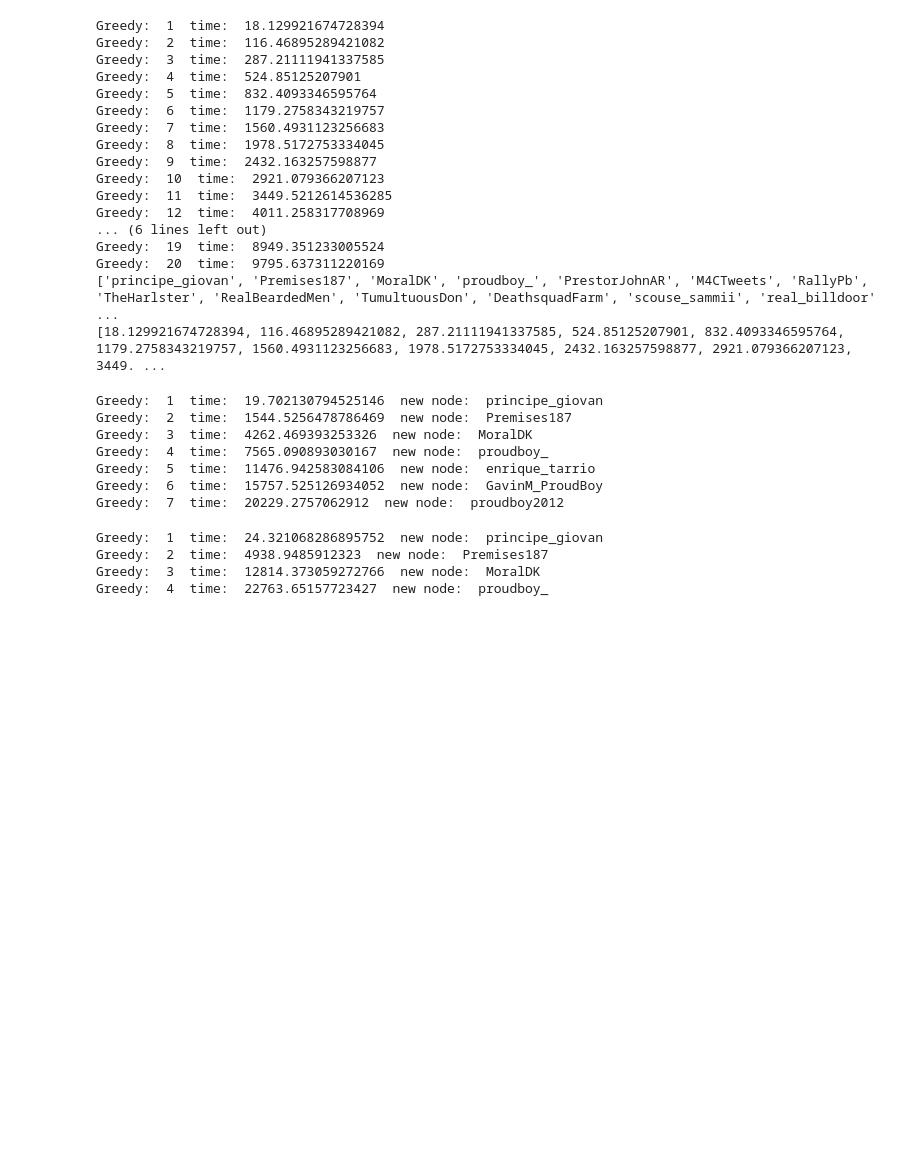
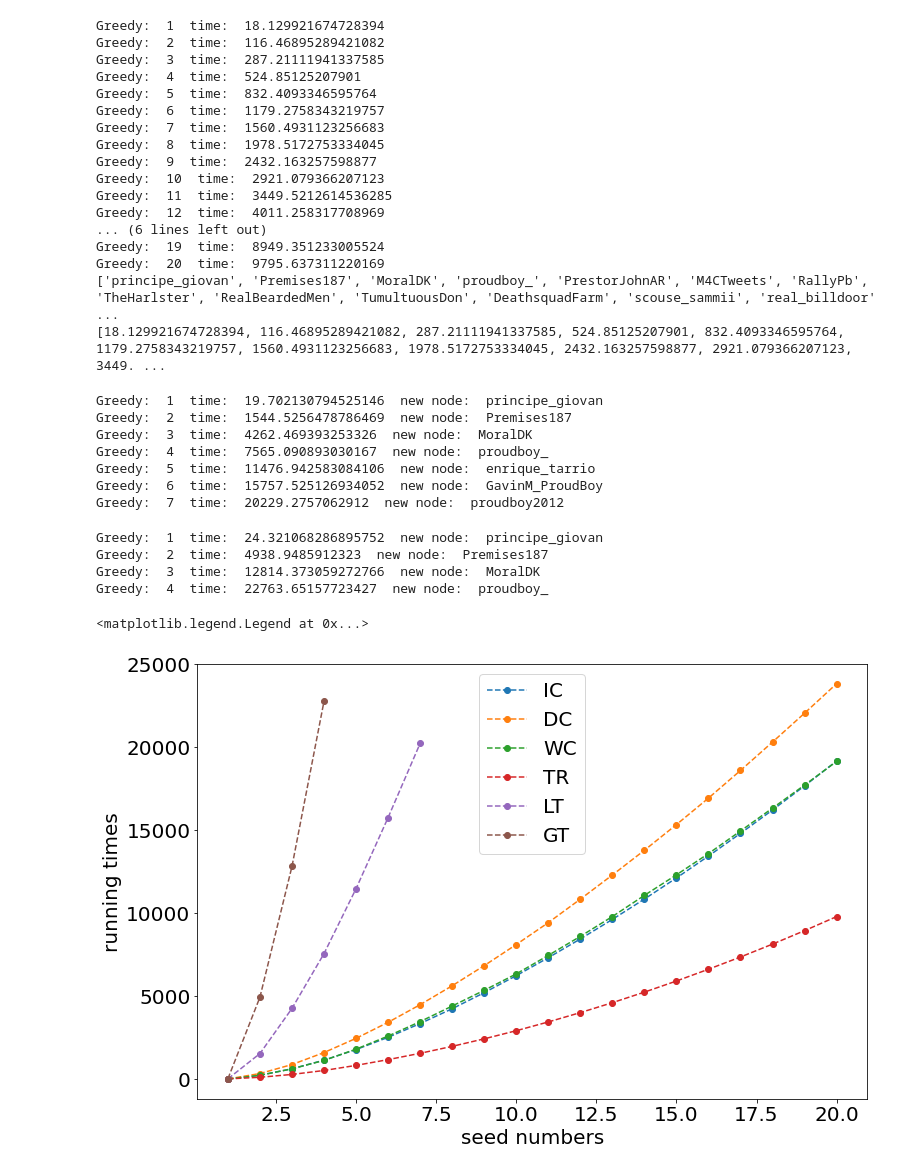
Before and after one commit to davidguzmanp/Influence-Maximization-in-Twitter-as-a-Social-Network-Graph, a Jupyter notebook: NaiveGreedy.ipynb, the cells around one changed output. Saved outputs shown, nothing was run; the diff lists cells and outputs as text; code cells hidden in the pictures; blank space fills up the shorter version.

```diff
--- a/NaiveGreedy.ipynb
+++ b/NaiveGreedy.ipynb
@@ -669,3 +676,6 @@ times_DC = [45.92418146133423, 2417.8300099372864, 7062.58691573143, 12848.98358
+# %%
+max_nodes_DC = ['principe_giovan', 'Premises187', 'MoralDK', 'proudboy_', 'enrique_tarrio', 'GavinM_ProudBoy', 'proudboy2012', 'ProudBoysGBG', 'ProudBoysUS', 'ProudBoyzLondon', 'DetroitProudBoy', 'Father_Rhyme', 'ColoradoPOYB', 'Proudboy13', 'RoryWeb1', 'fidelbogen', 'HomeCoffeeGeek', 'DeathsquadMn', 'ZvoneCizl', 'JuanYsidroGalva']
+times_DC = [14.71357774734497, 341.92752385139465, 883.5976860523224, 1604.629472732544, 2461.862696647644, 3426.686062335968, 4488.1514637470245, 5628.830832004547, 6839.51228928566, 8111.640333890915, 9430.324719429016, 10844.845517396927, 12300.381844520569, 13789.093884468079, 15337.097647666931, 16933.31753540039, 18599.448838949203, 20311.356774568558, 22050.487572193146, 23826.209863185883]
 # %%
 max_nodes_WC, times_WC = Naive_Greedy(G, 20, 'WC', num_simulations=10)
 print(max_nodes_WC)
@@ -689,7 +699,7 @@ Greedy:  20  time:  19143.71673488617
 ['principe_giovan', 'Premises187', 'MoralDK', 'proudboy_', 'enrique_tarrio', 'GavinM_ProudBoy', 'proudboy2012', 'ProudBoysGBG', 'ProudBoysUS', 'ProudBoyzLondon', 'DetroitProudBoy', 'ColoradoPOYB', 'ma ...
 # %%
 max_nodes_WC = ['principe_giovan', 'Premises187', 'MoralDK', 'proudboy_', 'enrique_tarrio', 'GavinM_ProudBoy', 'proudboy2012', 'ProudBoysGBG', 'ProudBoysUS', 'ProudBoyzLondon', 'DetroitProudBoy', 'ColoradoPOYB', 'maver_michael', 'Father_Rhyme', 'PrismicTitan', 'LOLA_WTO_Brexit', 'BlackGoatWhite', 'drjosuemd', 'JoelleClosset', 'BEARDTRIBE']
-times_WC [10.501221656799316, 235.98831987380981, 625.4327020645142, 1132.241504907608, 1809.7334263324738, 2598.581643819809, 3467.8672041893005, 4406.797207117081, 5355.24767780304, 6342.11412024498,
+times_WC = [10.501221656799316, 235.98831987380981, 625.4327020645142, 1132.241504907608, 1809.7334263324738, 2598.581643819809, 3467.8672041893005, 4406.797207117081, 5355.24767780304, 6342.11412024498,
           7458.015537261963, 8603.017973661423, 9797.863656759262, 11074.132063627243, 12310.55555319786, 13591.142619132996, 14951.905377626419, 16330.707174301147, 17719.568944215775, 19143.71673488617]
 # %%
 max_nodes_TR, times_TR = Naive_Greedy(G, 20, 'TR', num_simulations=10)
@@ -744,11 +754,18 @@ Greedy:  4  time:  22763.65157723427  new node:  proudboy_
 max_nodes_GT = ['principe_giovan', 'Premises187', 'MoralDK', 'proudboy_']
 times_GT = [24.321068286895752, 4938.9485912323, 12814.373059272766, 22763.65157723427]
 # %%
-plt.fig(figsize=(12, 8))
-x = np.arange(1, 21)
-plt.plot(np.arange(1, len(times_IC)+1), times_IC, label = 'IC')
-plt.plot(np.arange(1, len(times_DC)+1), times_DC, label = 'DC')
-plt.plot(np.arange(1, len(times_WC)+1), times_WC, label = 'WC')
-plt.plot(np.arange(1, len(times_TR)+1), times_TR, label = 'TR')
-plt.plot(np.arange(1, len(times_LT)+1), times_LT, label = 'LT')
-plt.plot(np.arange(1, len(times_GT)+1), times_GT, label = 'GT')
+plt.figure(figsize=(12,8))
+plt.plot(np.arange(1, len(times_IC)+1), times_IC, 'o--', label = 'IC')
+plt.plot(np.arange(1, len(times_DC)+1), times_DC, 'o--', label = 'DC')
+plt.plot(np.arange(1, len(times_WC)+1), times_WC, 'o--', label = 'WC')
+plt.plot(np.arange(1, len(times_TR)+1), times_TR, 'o--', label = 'TR')
+plt.plot(np.arange(1, len(times_LT)+1), times_LT, 'o--', label = 'LT')
+plt.plot(np.arange(1, len(times_GT)+1), times_GT, 'o--', label = 'GT')
+plt.xticks(fontsize=20)
+plt.yticks(fontsize=20)
+plt.xlabel('seed numbers', fontsize=20)
+plt.ylabel('running times', fontsize=20)
+plt.legend(fontsize=20)
+# %% [output]
+<matplotlib.legend.Legend at 0x...>
+[figure, added]
```
Also changed, not shown: parts of 3 cells of this notebook, 1 other file.
